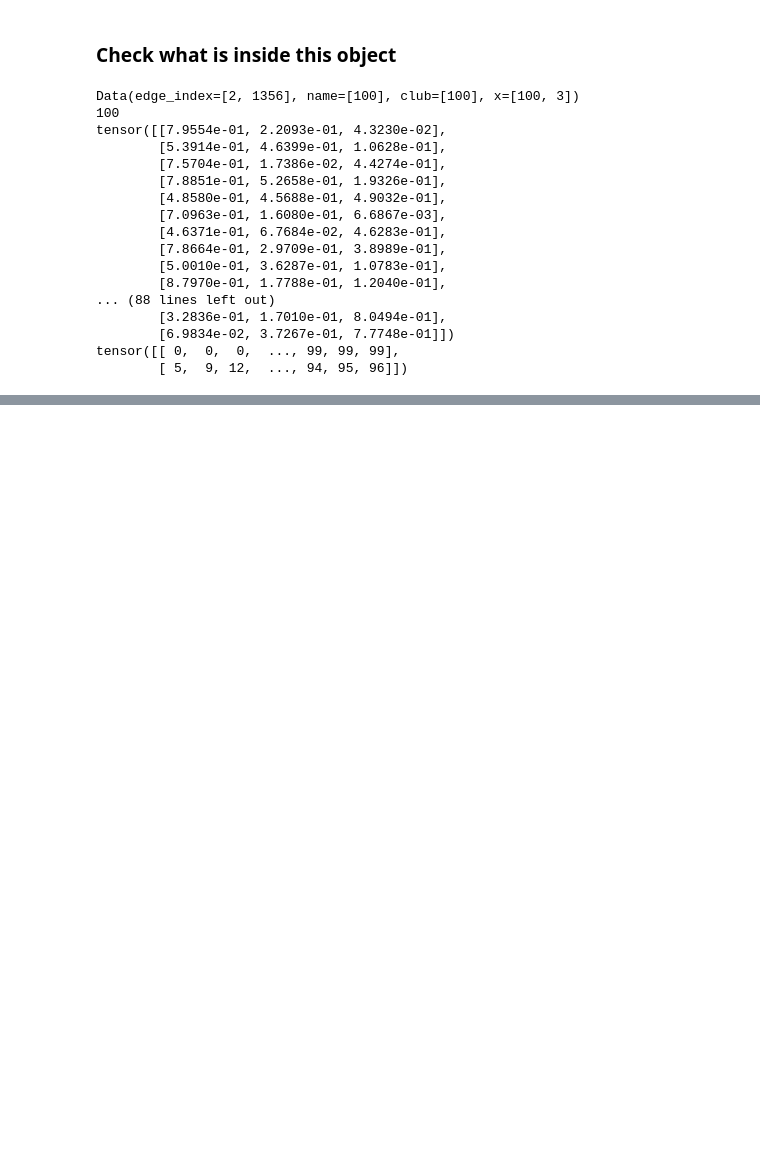
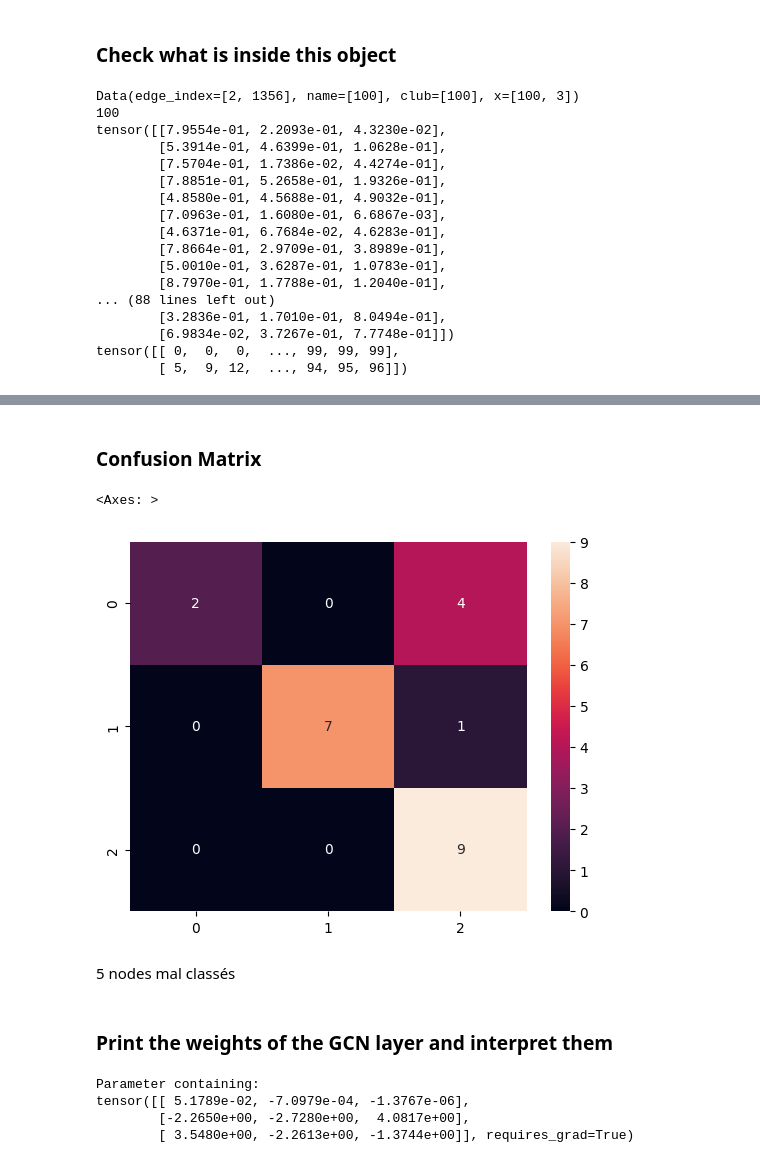
Before and after one commit to mattdlg/projet_GNN, a Jupyter notebook: TP1.ipynb, the cells around one changed output, grey strips where cells are left out. Drawn from its saved outputs; the diff is of its cells as text; code cells hidden in the pictures; blank space fills up the shorter version.

```diff
--- a/TP1.ipynb
+++ b/TP1.ipynb
@@ -73,0 +81,8 @@ tensor([[ 0,  0,  0,  ..., 99, 99, 99],
+# %%
+encoder = LabelEncoder()
+integer_labels = encoder.fit_transform(data.club)
+target_tensor = torch.tensor(integer_labels, dtype=torch.long)
+data.y = target_tensor
+data.num_classes = len(set(data.club))
+print(data.y)  # tensor of class labels
+print(data.num_classes)  # number of unique classes
@@ -73,0 +162,24 @@ tensor([[ 0,  0,  0,  ..., 99, 99, 99],
+# %%
+def train(model, data, optimizer, criterion, epochs=200):
+    model.train()
+    for epoch in range(epochs):
+        optimizer.zero_grad()
+        out = model(data)
+        loss = criterion(out[data.train_mask], data.y[data.train_mask])
+        loss.backward()
+        optimizer.step()
+        if epoch % 20 == 0:
+            print(f'Epoch {epoch}, Loss: {loss.item():.4f}')
+# %%
+def evaluate(model, data, verbose=True):
+    model.eval()
+    pred = model(data).argmax(dim=1)
+    correct = (pred[data.test_mask] == data.y[data.test_mask]).sum()
+    acc = int(correct) / int(data.test_mask.sum())
+    print(f'Accuracy: {acc:.4f}')
+
+    if verbose: # print the targets and predictions for all nodes
+        print("Targets:", data.y.tolist())
+        print("Predictions:", pred.tolist())
+
+    return acc, pred
@@ -73,0 +192,9 @@ tensor([[ 0,  0,  0,  ..., 99, 99, 99],
+# %%
+device = torch.device('cuda' if torch.cuda.is_available() else 'cpu')
+model = GCN(num_node_features=data.num_node_features, num_classes=data.num_classes).to(device)
+data = data.to(device)
+optimizer = torch.optim.Adam(model.parameters(), lr=0.01, weight_decay=5e-4)
+criterion = torch.nn.NLLLoss() # Negative Log Likelihood Loss for multi-class classification
+
+train(model, data, optimizer, criterion, epochs=1000)
+acc, pred = evaluate(model, data, verbose=True)
@@ -73,0 +219,20 @@ tensor([[ 0,  0,  0,  ..., 99, 99, 99],
+# %% [markdown]
+### Confusion Matrix
+# %%
+confmat = confusion_matrix(data.y[data.test_mask], pred[data.test_mask])
+sns.heatmap(confmat, annot=True, fmt='g')
+# %% [output]
+<Axes: >
+[figure, added]
+# %% [markdown]
+5 nodes mal classés
+# %% [markdown]
+### Print the weights of the GCN layer and interpret them
+# %%
+# print the weights of the GCN layer
+print(model.conv1.lin.weight)
+# %% [output]
+Parameter containing:
+tensor([[ 5.1789e-02, -7.0979e-04, -1.3767e-06],
+        [-2.2650e+00, -2.7280e+00,  4.0817e+00],
+        [ 3.5480e+00, -2.2613e+00, -1.3744e+00]], requires_grad=True)
```
Also changed, not shown: parts of 33 cells of this notebook.
